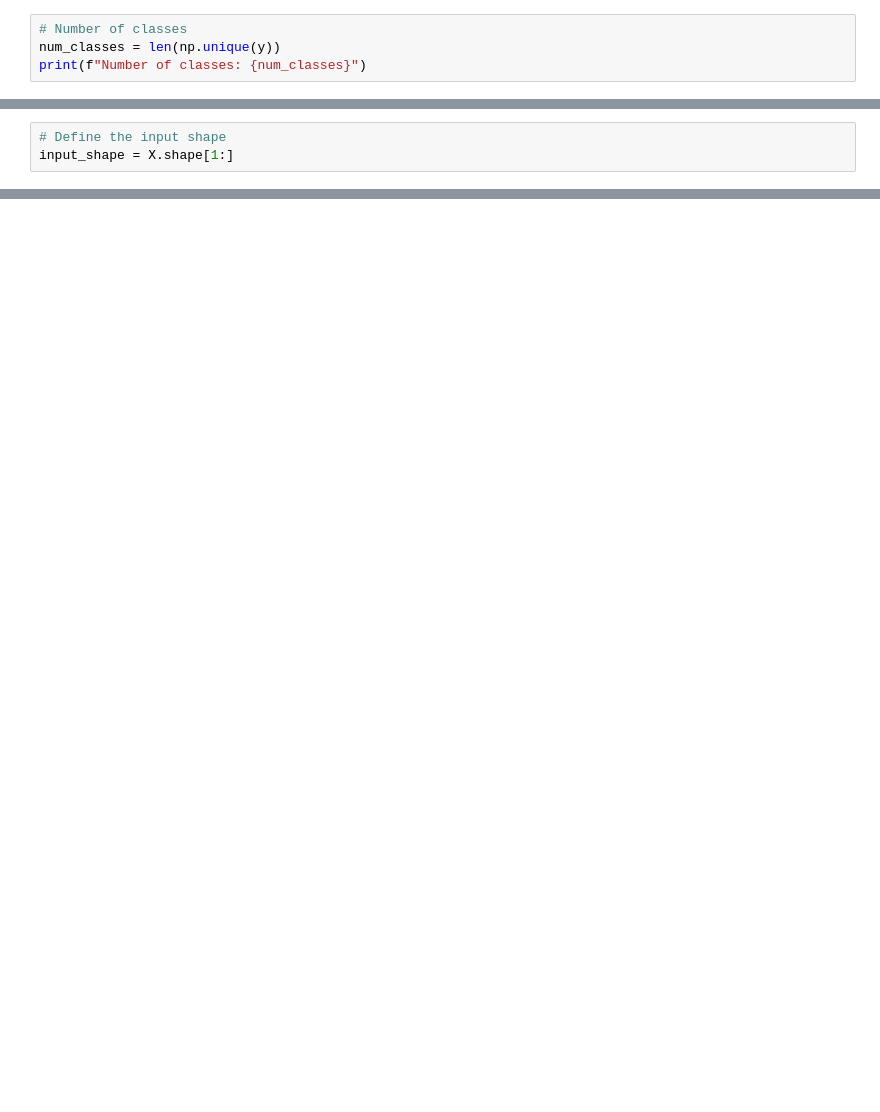
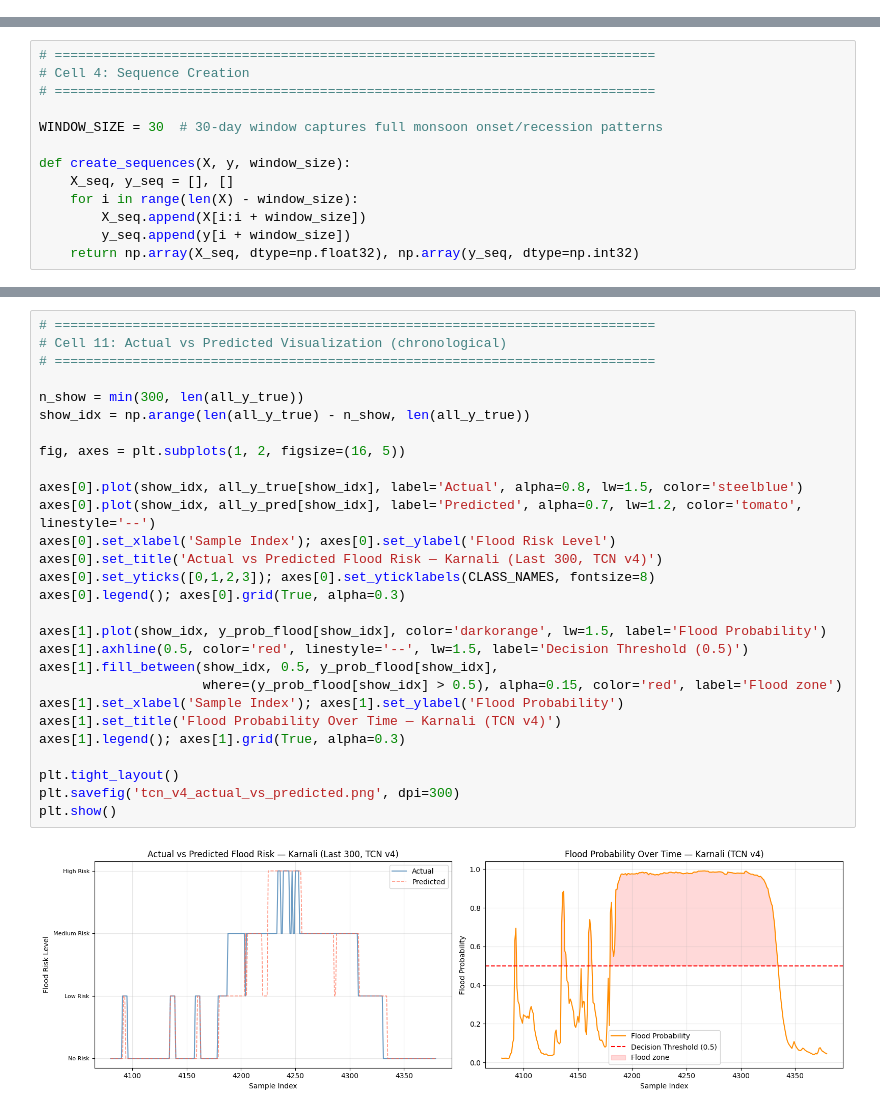
Before and after one commit to Kabindra02/Flood_Severity_index, a Jupyter notebook: tcn_new.ipynb, the cells around one changed output, grey strips where cells are left out. Cells and saved outputs as stored; diff of their text form; blank space fills up the shorter version.

```diff
--- a/tcn_new.ipynb
+++ b/tcn_new.ipynb
@@ -186,4 +0,0 @@ Class weights for imbalance handling: {0: np.float64(0.2677034428794992), 1: np.
-# %%
-# Number of classes
-num_classes = len(np.unique(y))
-print(f"Number of classes: {num_classes}")
@@ -241,3 +0,0 @@ def create_tcn_classification_model(hp):
-# %%
-# Define the input shape
-input_shape = X.shape[1:]
@@ -472,0 +198,13 @@ print("\nBest model saved as 'best_tcn_flood_classification_model.h5'")
+# %%
+# =============================================================================
+# Cell 4: Sequence Creation
+# =============================================================================
+
+WINDOW_SIZE = 30  # 30-day window captures full monsoon onset/recession patterns
+
+def create_sequences(X, y, window_size):
+    X_seq, y_seq = [], []
+    for i in range(len(X) - window_size):
+        X_seq.append(X[i:i + window_size])
+        y_seq.append(y[i + window_size])
+    return np.array(X_seq, dtype=np.float32), np.array(y_seq, dtype=np.int32)
@@ -472,0 +1021,30 @@ print("\nBest model saved as 'best_tcn_flood_classification_model.h5'")
+# %%
+# =============================================================================
+# Cell 11: Actual vs Predicted Visualization (chronological)
+# =============================================================================
+
+n_show = min(300, len(all_y_true))
+show_idx = np.arange(len(all_y_true) - n_show, len(all_y_true))
+
+fig, axes = plt.subplots(1, 2, figsize=(16, 5))
+
+axes[0].plot(show_idx, all_y_true[show_idx], label='Actual', alpha=0.8, lw=1.5, color='steelblue')
+axes[0].plot(show_idx, all_y_pred[show_idx], label='Predicted', alpha=0.7, lw=1.2, color='tomato', linestyle='--')
+axes[0].set_xlabel('Sample Index'); axes[0].set_ylabel('Flood Risk Level')
+axes[0].set_title('Actual vs Predicted Flood Risk — Karnali (Last 300, TCN v4)')
+axes[0].set_yticks([0,1,2,3]); axes[0].set_yticklabels(CLASS_NAMES, fontsize=8)
+axes[0].legend(); axes[0].grid(True, alpha=0.3)
+
+axes[1].plot(show_idx, y_prob_flood[show_idx], color='darkorange', lw=1.5, label='Flood Probability')
+axes[1].axhline(0.5, color='red', linestyle='--', lw=1.5, label='Decision Threshold (0.5)')
+axes[1].fill_between(show_idx, 0.5, y_prob_flood[show_idx],
+                     where=(y_prob_flood[show_idx] > 0.5), alpha=0.15, color='red', label='Flood zone')
+axes[1].set_xlabel('Sample Index'); axes[1].set_ylabel('Flood Probability')
+axes[1].set_title('Flood Probability Over Time — Karnali (TCN v4)')
+axes[1].legend(); axes[1].grid(True, alpha=0.3)
+
+plt.tight_layout()
+plt.savefig('tcn_v4_actual_vs_predicted.png', dpi=300)
+plt.show()
+# %% [output]
+[figure, added]
```
Also changed, not shown: parts of 37 cells of this notebook.
